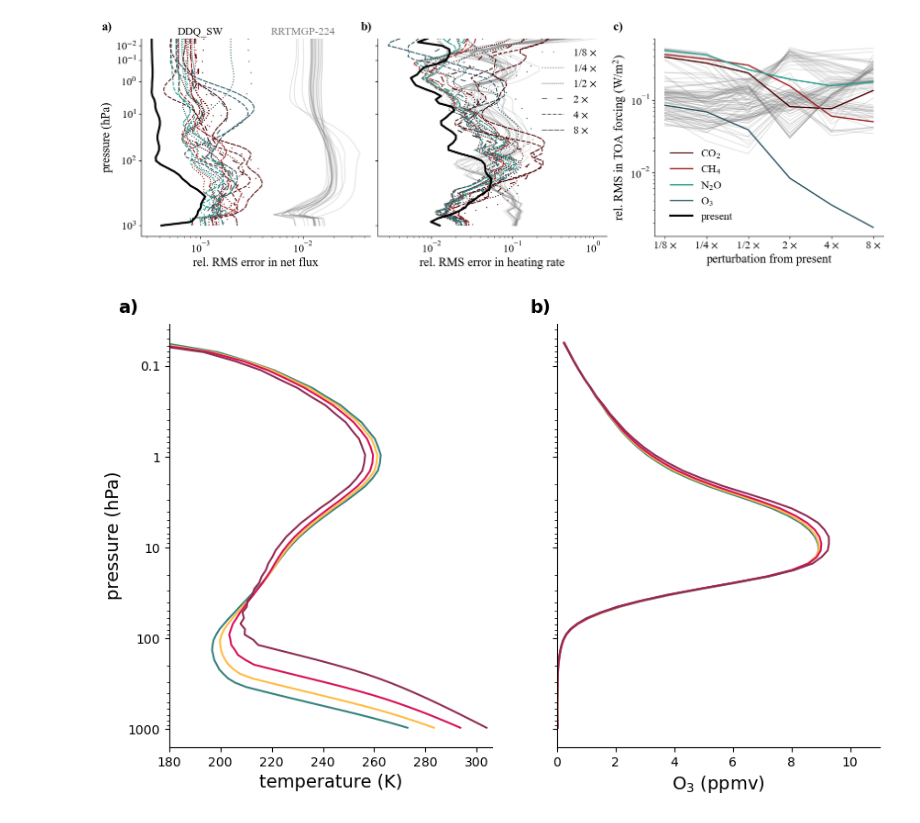
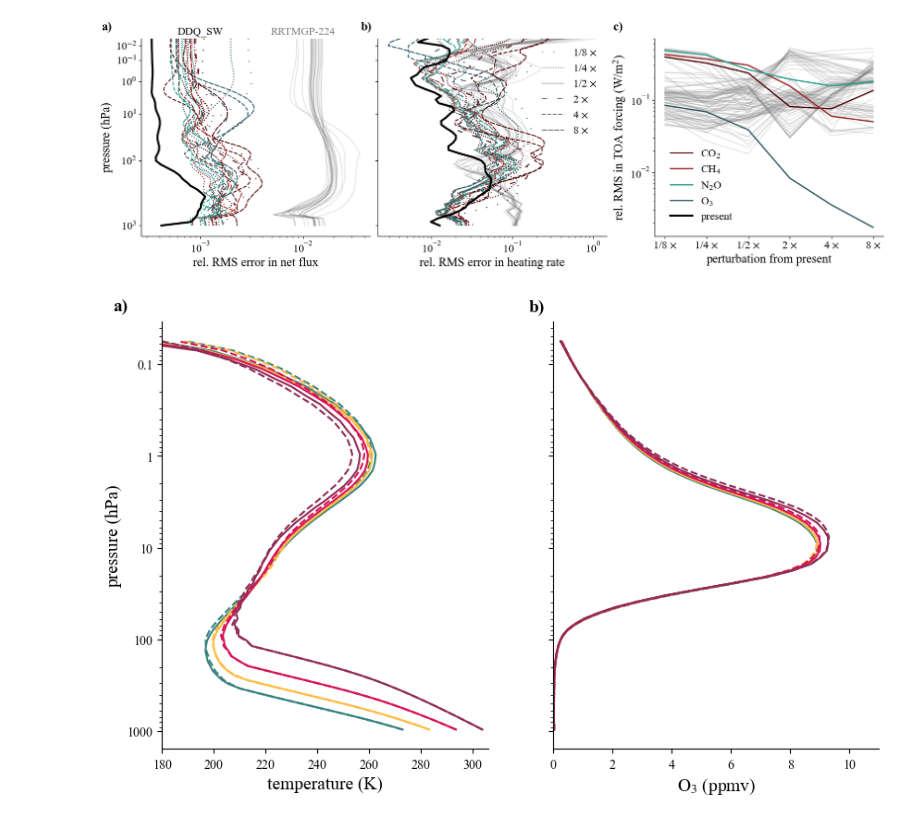
Before and after one commit to pczarnecki/ddq-data-paper, a Jupyter notebook: Generate Figures.ipynb, the cells around one changed output. Saved outputs shown, nothing was run; the diff lists cells and outputs as text; code cells hidden in the pictures.

```diff
--- a/Generate Figures.ipynb
+++ b/Generate Figures.ipynb
@@ -538,20 +539,20 @@ final_ozone_arts = np.zeros((len(Ts_array), len(quad_atmosphere["plev"])))
 
 
 for idx, Ts in enumerate(Ts_array):
-    """
+
     quad = konrad.RCE(
         quad_atmosphere,
         surface=konrad.surface.FixedTemperature(temperature=Ts),  # Run with a fixed surface temperature.
         ozone=konrad.ozone.Cariolle(),
         timestep='2h',  # Set timestep in model time.
         max_duration='150d',  # Set maximum runtime.
-        radiation = konrad.radiation.ARTS(arts_kwargs = {'quadrature':True, 'quadrature_filename_lw': '/home/pc2943/ddq-data-paper-figures/DDQ configurations/64_quadrature_lw_all_forcings_1.h5', 'lookup_filename_lw': '/home/pc2943/ddq-data-paper-figures/files/64_quadrature_lw_all_forcings_1_lookup.xml', 'quadrature_filename_sw': '/home/pc2943/ddq-data-paper-figures/DDQ configurations/64_quadrature_sw_all_forcings_0.h5', 'lookup_filename_sw': '/home/pc2943/ddq-data-paper-figures/files/64_quadrature_sw_all_forcings_0_lookup.xml'})
+        radiation = konrad.radiation.ARTS(arts_kwargs = {'quadrature':True, 'quadrature_filename_lw': '/home/pc2943/ddq-data-paper-figures/DDQ configurations/64_quadrature_lw_all_forcings_4.h5', 'lookup_filename_lw': '/home/pc2943/ddq-data-paper-figures/DDQ configurations/LUTs/DDQ_lw/LUT.xml', 'quadrature_filename_sw': '/home/pc2943/ddq-data-paper-figures/DDQ configurations/64_quadrature_sw_all_forcings_0.h5', 'lookup_filename_sw': '/home/pc2943/ddq-data-paper-figures/DDQ configurations/LUTs/DDQ_sw/LUT.xml'})
     )
     quad.run()
 
     final_temps_ddq[idx, :] = quad.atmosphere["T"][-1]
     final_ozone_ddq[idx, :] = quad.atmosphere["O3"][-1]
-    """
+
     arts_atmosphere = konrad.atmosphere.Atmosphere.from_netcdf('files/arts_output' + str(Ts) + '_ozone.nc')
 
     final_temps_arts[idx, :] = arts_atmosphere["T"][-1]
@@ -561,42 +562,44 @@ fig, (ax0, ax1) = plt.subplots(ncols=2, sharey=True, figsize = (10, 6))
 
 for idx in range(len(Ts_array)):
 
-    #l, = plots.profile_p_log(quad.atmosphere["plev"], final_temps_ddq[idx, :], ax=ax0, linestyle = 'dashed', color = color_array[idx])
+    l, = plots.profile_p_log(quad.atmosphere["plev"], final_temps_ddq[idx, :], ax=ax0, linestyle = 'dashed', color = color_array[idx])
     l, = plots.profile_p_log(arts_atmosphere["plev"], final_temps_arts[idx, :], ax=ax0, color = color_array[idx])
 
     ax0.set_xlabel(r"temperature (K)", fontsize = 14)
     ax0.set_xlim(180, 306)
     ax0.set_ylabel("pressure (hPa)", fontsize = 14)
     #ax0.set_ylim(bottom=quad.atmosphere["plev"].max())
-    """
+
     plots.profile_p_log(
         quad.atmosphere["plev"],
         final_ozone_ddq[idx, :] * 1e6,
         label="DDQ",
         ax=ax1,
         linestyle = 'dashed',
         color = color_array[idx],
     )
-    """
+
     plots.profile_p_log(
         arts_atmosphere["plev"],
         final_ozone_arts[idx, :] * 1e6,
         label= "ARTS",
         ax=ax1,
         color = color_array[idx],
     )
 
     ax1.set_xlabel(r"$\rm O_3$ (ppmv)", fontsize = 14)
     ax1.set_xlim(0, 11)
     #ax1.legend(title=r"$T_\mathrm{s}$", fontsize="x-small")
     sns.despine()
 
 fig.text(0.08, 0.9, 'a)', color = 'black', horizontalalignment = 'center', fontsize = 14, weight = 'bold')
 fig.text(0.53, 0.9, 'b)', color = 'black', horizontalalignment = 'center', fontsize = 14, weight = 'bold')
 
 ax1.plot([], [], '--', color = 'grey', label = 'DDQ')
 ax1.plot([], [], color = 'grey', label = 'line-by-line ARTS')
 
+plt.savefig("figures/konrad_ozone.png", bbox_inches = 'tight', dpi = 300)
+
 plt.show()
 # %% [output]
-[figure, old version]
+[figure, new version]
```
Also changed, not shown: parts of 2 cells of this notebook, 37 other files.
